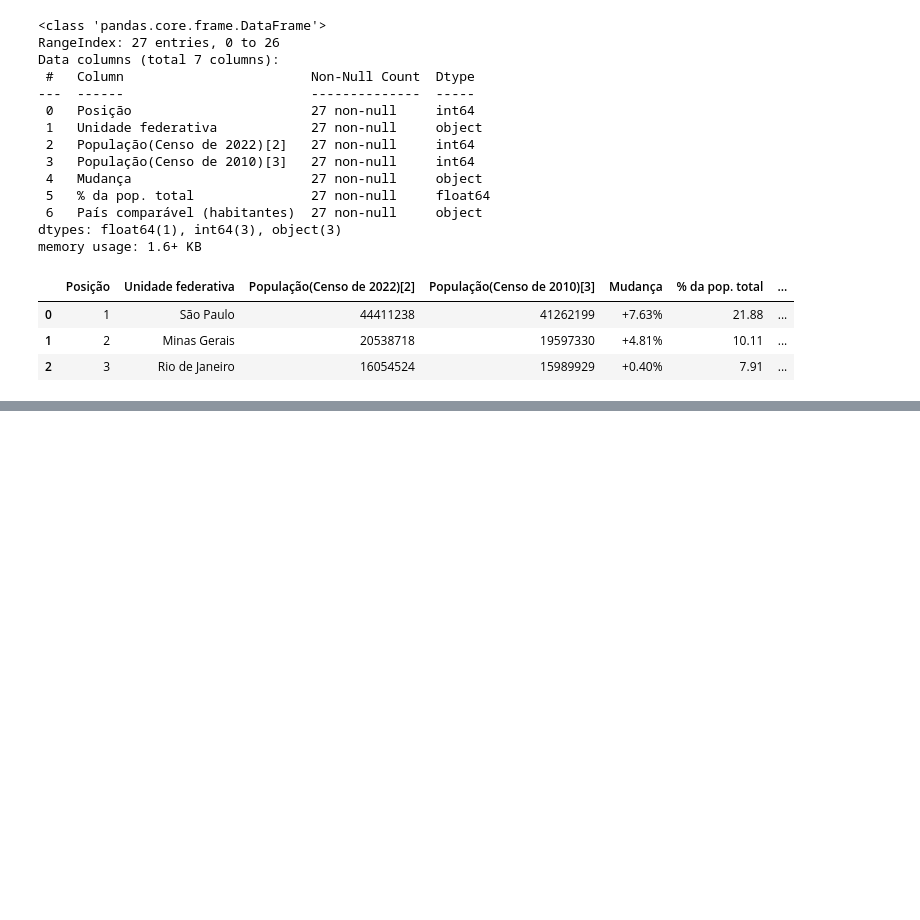
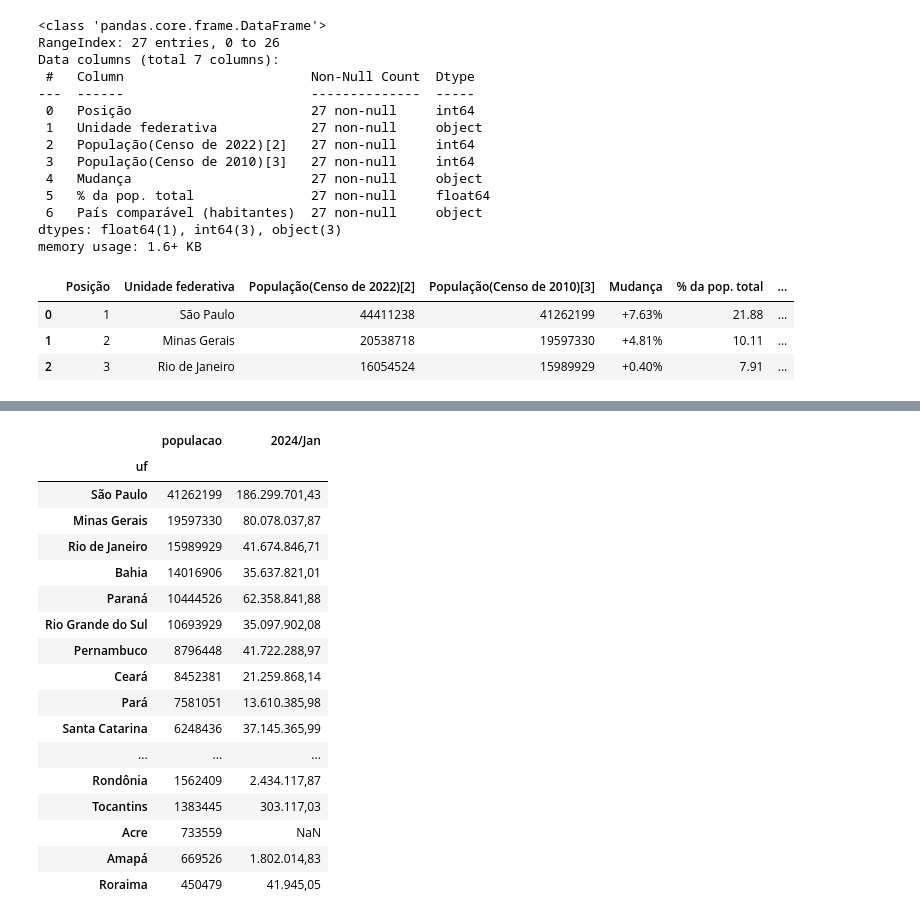
Before and after one commit to alexsoares4a/producao_hospitalar, a Jupyter notebook: visualizacao_dados_aula01_copiar_str.ipynb, the cells around one changed output, grey strips where cells are left out. Saved outputs shown, nothing was run; the diff lists cells and outputs as text; code cells hidden in the pictures; blank space fills up the shorter version.

```diff
--- a/visualizacao_dados_aula01_copiar_str.ipynb
+++ b/visualizacao_dados_aula01_copiar_str.ipynb
@@ -206,0 +308,4 @@ novos_dados.head(3)
+# %%
+# Remover os primeiros 3 caracteres dos índices
+gastos_do_mais_recente.index = gastos_do_mais_recente.index.str[3:]
+gastos_do_mais_recente.index
@@ -206,0 +320,6 @@ novos_dados.head(3)
+# %%
+# join por padrão tenta juntar usando fazendo o match por índice
+# Então, primero deve-se definir o índice da tabela "populacao"
+populacao.set_index("uf", inplace=True)
+
+populacao.index
@@ -206,0 +334,5 @@ novos_dados.head(3)
+# %%
+# Remover os espaços em branco
+populacao.index = populacao.index.str.strip()
+
+populacao.index
@@ -206,0 +347,13 @@ novos_dados.head(3)
+# %%
+# Corrindo o problema do nomes duplicados de Bahia e Pará
+#for estado in gastos_do_mais_recente.index:
+#    populacao.index = populacao.index.str.replace(f"{estado} {estado}", estado)
+#
+#populacao.index
+
+# Supondo que 'populacao' seja um DataFrame ou Series com índices que precisam ser corrigidos
+# Esta linha substitui nomes duplicados no índice por uma única ocorrência do nome.
+populacao.index = populacao.index.map(lambda x: ' '.join(dict.fromkeys(x.split())))
+
+# Exibe o índice atualizado para verificação
+print(populacao.index)
@@ -206,0 +368,22 @@ novos_dados.head(3)
+# %%
+gastos_e_populacao = populacao.join(gastos_do_mais_recente)
+gastos_e_populacao
+# %% [output]
+|  | populacao | 2024/Jan |
+| uf |  |  |
+| São Paulo | 41262199 | 186.299.701,43 |
+| Minas Gerais | 19597330 | 80.078.037,87 |
+| Rio de Janeiro | 15989929 | 41.674.846,71 |
+| Bahia | 14016906 | 35.637.821,01 |
+| Paraná | 10444526 | 62.358.841,88 |
+| Rio Grande do Sul | 10693929 | 35.097.902,08 |
+| Pernambuco | 8796448 | 41.722.288,97 |
+| Ceará | 8452381 | 21.259.868,14 |
+| Pará | 7581051 | 13.610.385,98 |
+| Santa Catarina | 6248436 | 37.145.365,99 |
+| ... | ... | ... |
+| Rondônia | 1562409 | 2.434.117,87 |
+| Tocantins | 1383445 | 303.117,03 |
+| Acre | 733559 | NaN |
+| Amapá | 669526 | 1.802.014,83 |
+| Roraima | 450479 | 41.945,05 |
```
Also changed, not shown: parts of 23 cells of this notebook.
